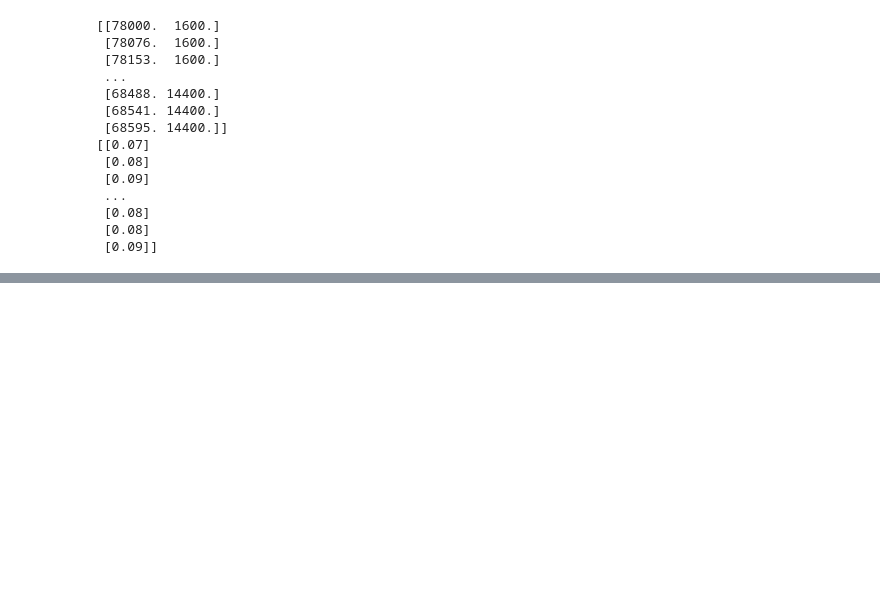
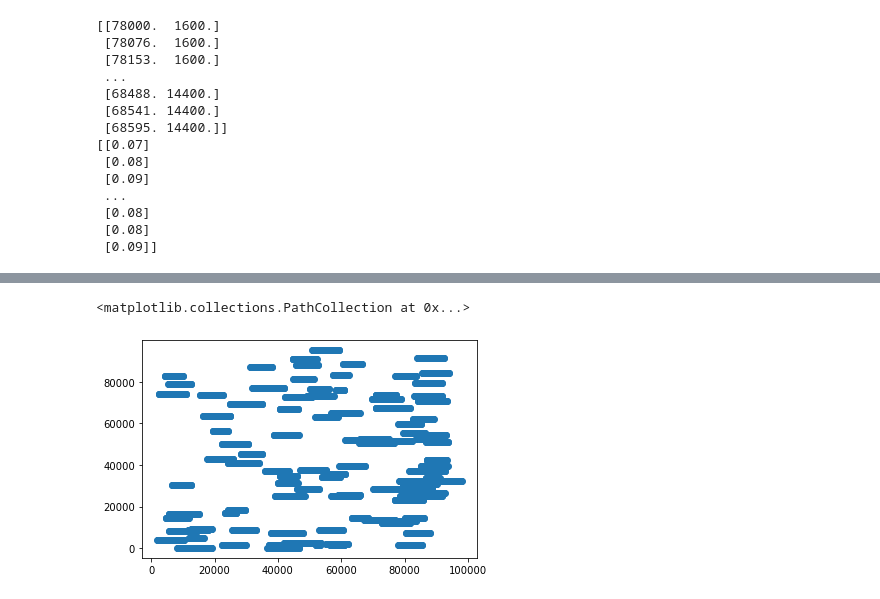
Before and after one commit to fang-helen/Final-Project-FRI, a Jupyter notebook: Final Project FRI.ipynb, the cells around one changed output, grey strips where cells are left out. Saved outputs shown, nothing was run; the diff lists cells and outputs as text; code cells hidden in the pictures; blank space fills up the shorter version.

```diff
--- a/Final Project FRI.ipynb
+++ b/Final Project FRI.ipynb
@@ -389,0 +410,22 @@ porosityPredict = tree.predict(xPredict)
+# %%
+# split up XY plane into spaces with existing wells and open spaces
+northPredict = []
+eastPredict = []
+
+northOccupied = []
+eastOccupied = []
+
+i = 0
+j = 0
+for i in range (0, 1000):
+    eastTest = i*100
+    for j in range(0,1000):
+        northTest = j*100
+        if spaceOccupied(eastTest,northTest):
+            eastOccupied.append(eastTest)
+            northOccupied.append(northTest)
+        else:
+            eastPredict.append(eastTest)
+            northPredict.append(northTest)
+
+# northPredict and eastPredict are the open spaces that regressions will be run to predict for
@@ -389,0 +437,10 @@ porosityPredict = tree.predict(xPredict)
+# %%
+# these are the values that have been removed from the set of possible easting-northing pairs and as you can see,
+# they match the locations of the wells
+plt.scatter(eastOccupied,northOccupied)
+
+# the predictions will still look like they have been applied to the entire map but no worries, these values have
+# already been removed from the data set
+# %% [output]
+<matplotlib.collections.PathCollection at 0x...>
+[figure, added]
```
Also changed, not shown: parts of 37 cells of this notebook.
